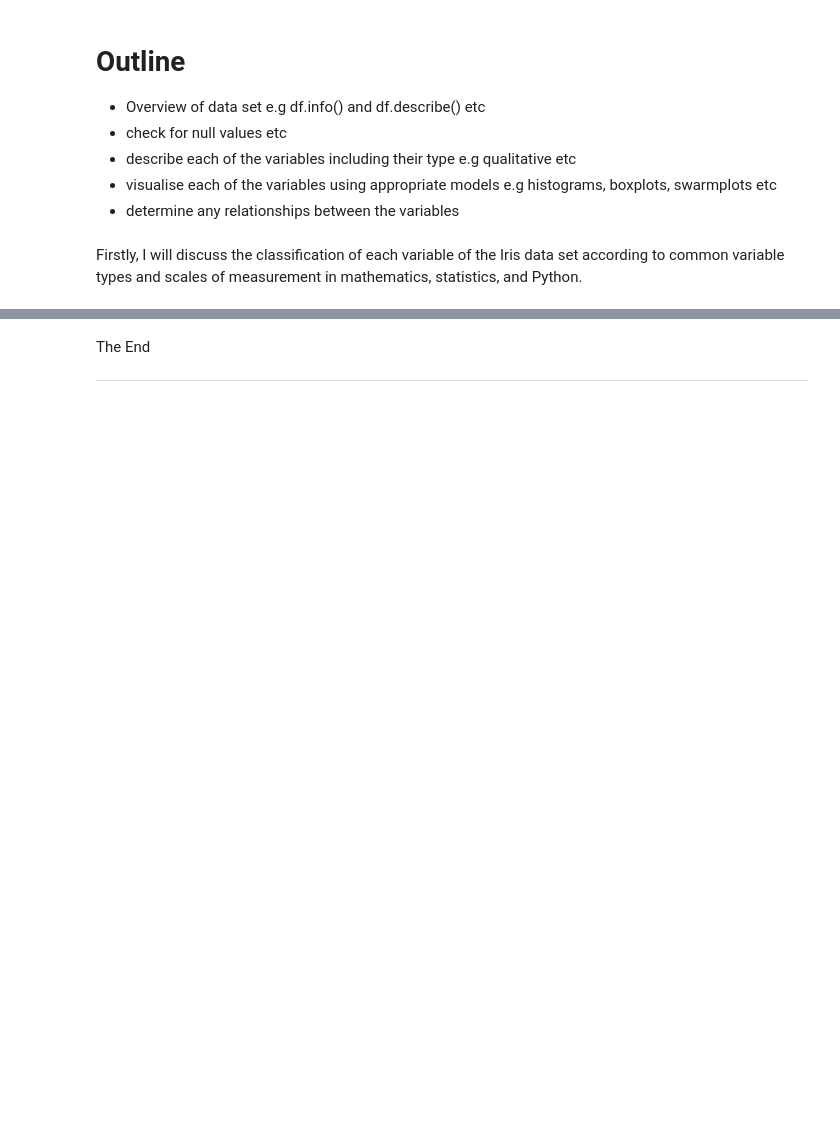
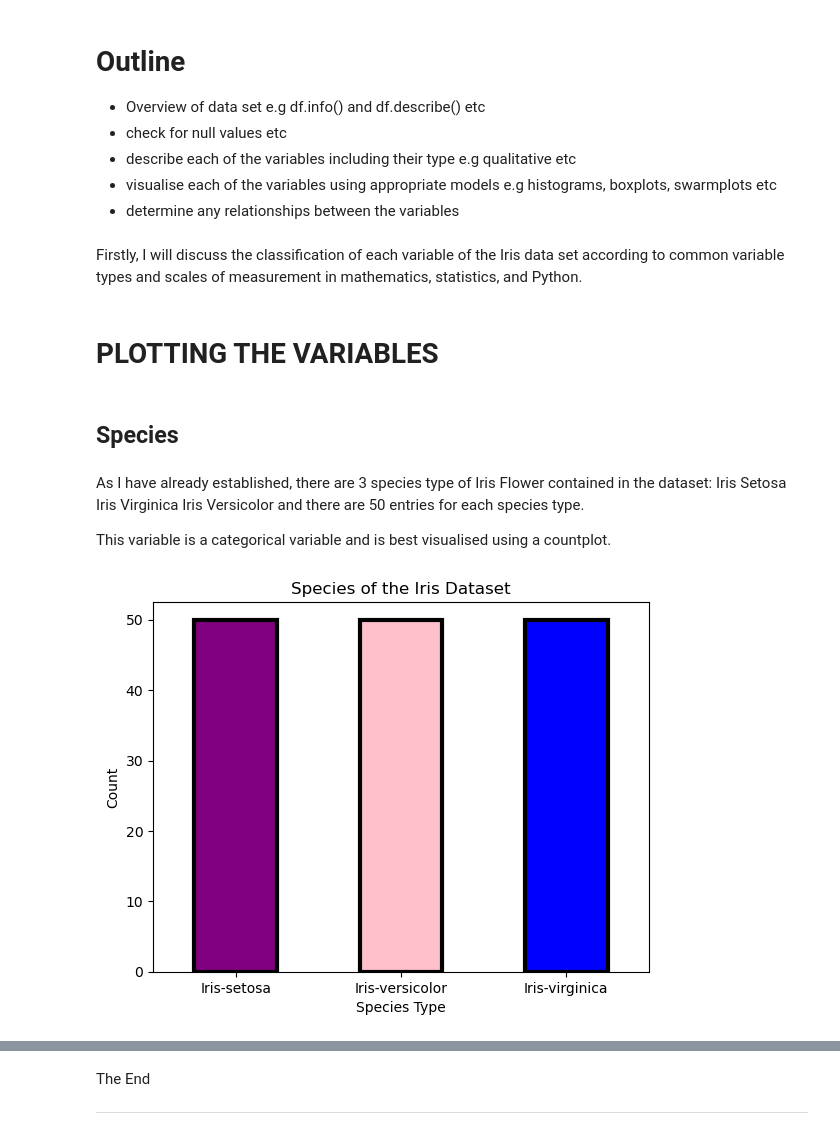
Before and after one commit to rebeccaf1918/FundamentalsOfDA, a Jupyter notebook: Project.ipynb, the cells around one changed output, grey strips where cells are left out. Drawn from its saved outputs; the diff is of its cells as text; code cells hidden in the pictures; blank space fills up the shorter version.

Commit message:
adding plots for variables

```diff
--- a/Project.ipynb
+++ b/Project.ipynb
@@ -55,3 +62,26 @@ iris_data.groupby("Species").min() # *** The minimum measurement for each specie
 iris_data.groupby("Species").max() # *** The maximum measurement for each species
 # %% [markdown]
 Firstly, I will discuss the classification of each variable of the Iris data set according to common variable types and scales of measurement in mathematics, statistics, and Python.
+# %% [markdown]
+# PLOTTING THE VARIABLES
+# %% [markdown]
+## Species
+# %% [markdown]
+As I have already established, there are 3 species type of Iris Flower contained in the dataset:
+Iris Setosa
+Iris Virginica
+Iris Versicolor
+and there are 50 entries for each species type.
+
+This variable is a categorical variable and is best visualised using a countplot.
+# %%
+column_names = ["Sepal_Length(cm)", "Sepal_Width(cm)", "Petal_Length(cm)", "Petal_Width(cm)", "Species"]
+iris_data = pd.read_csv("IrisData.csv", names = column_names, header=None)
+iris_data['Species'].value_counts().plot(kind = 'bar', linewidth = 3, edgecolor = 'black', grid=False, color = ['purple', 'pink', 'blue'])
+plt.title('Species of the Iris Dataset')
+plt.xlabel('Species Type')
+plt.ylabel('Count')
+plt.xticks(rotation = 360) # so the x labels display horizontally instead of vertically
+plt.show()
+# %% [output]
+[figure, added]
```
Also changed, not shown: parts of 6 cells of this notebook, 1 other file.
